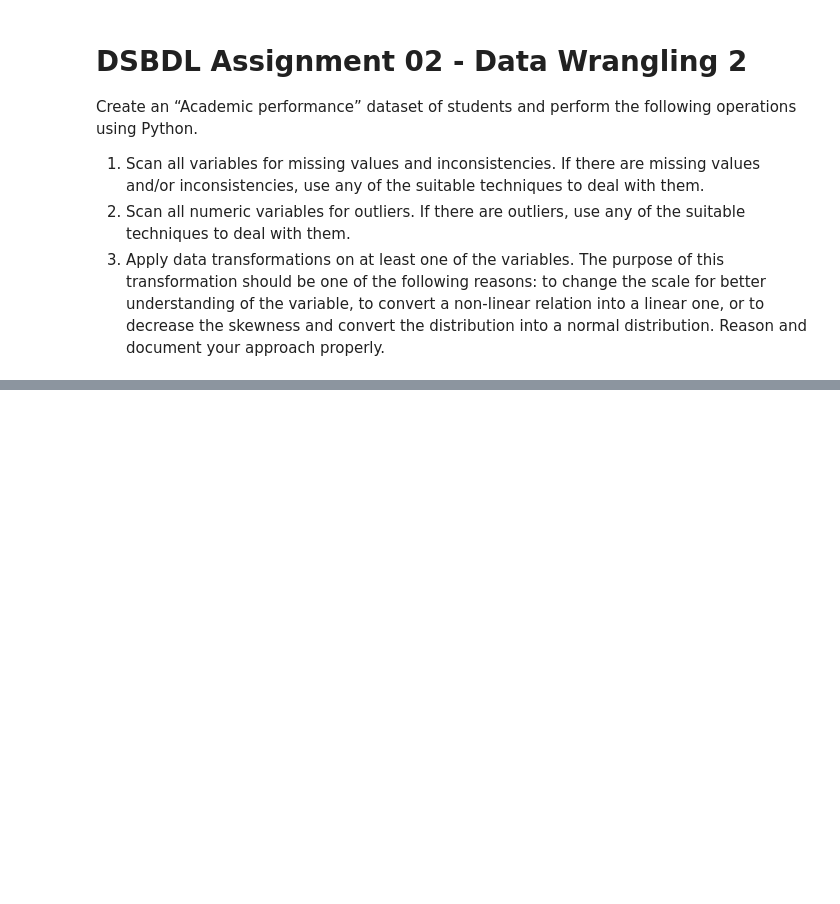
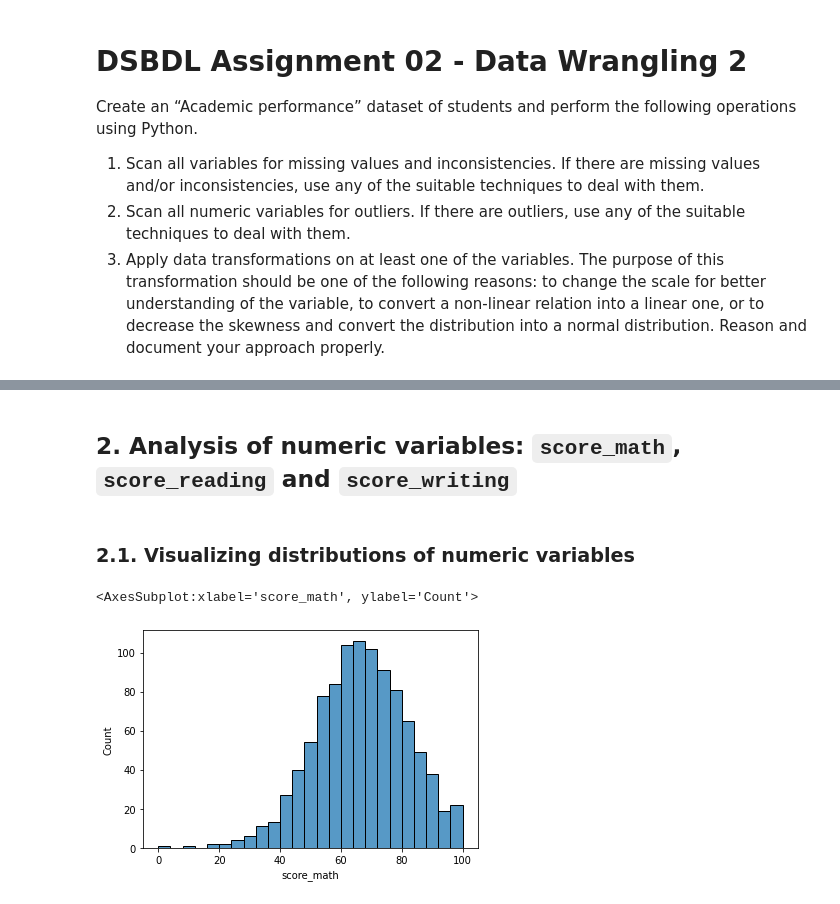
Before and after one commit to shubham0204/PICT_Coursework, a Jupyter notebook: assignment_02/main.ipynb, the cells around one changed output, grey strips where cells are left out. Drawn from its saved outputs; the diff is of its cells as text; code cells hidden in the pictures; blank space fills up the shorter version.

```diff
--- a/assignment_02/main.ipynb
+++ b/assignment_02/main.ipynb
@@ -59,0 +21,3 @@ ds.head()
+# %%
+ds = pd.read_csv( "dataset.csv" )
+ds.head()
@@ -59,0 +31,10 @@ ds.head()
+# %%
+ds = ds.rename( columns={
+    "race/ethnicity": "race" ,
+    "parental level of education": "parent_edu" ,
+    "test preparation course": "course_completed" ,
+    "math score": "score_math" ,
+    "reading score": "score_reading" ,
+    "writing score": "score_writing"
+} )
+ds.head()
@@ -59,0 +60,9 @@ ds.head()
+# %% [markdown]
+## 2. Analysis of numeric variables: `score_math`, `score_reading` and `score_writing`
+# %% [markdown]
+### 2.1. Visualizing distributions of numeric variables
+# %%
+sns.histplot( ds.score_math )
+# %% [output]
+<AxesSubplot:xlabel='score_math', ylabel='Count'>
+[figure, added]
```
Also changed, not shown: parts of 13 cells of this notebook, 2 other files.
